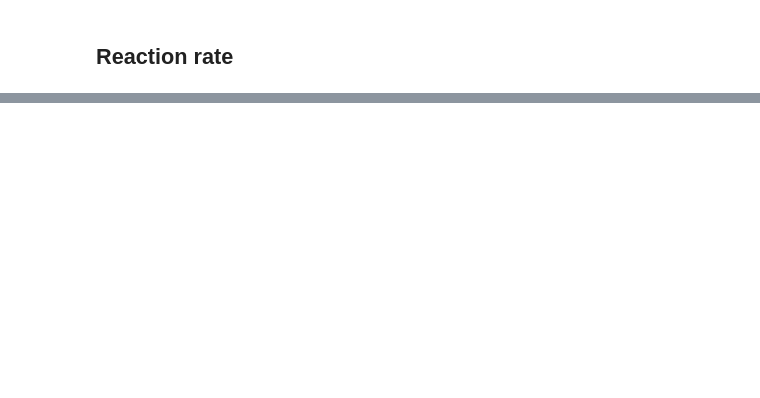
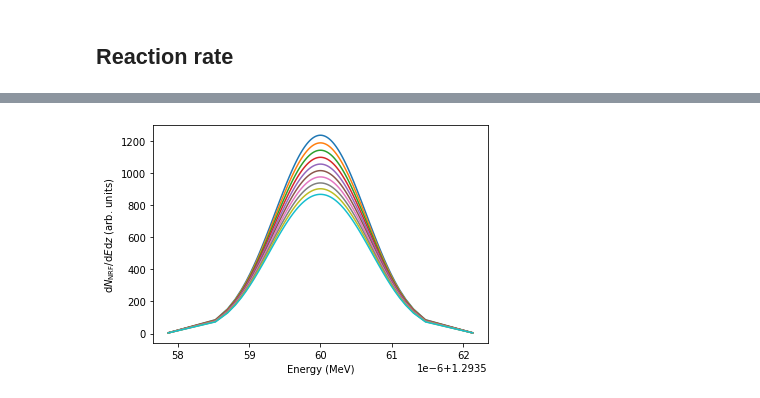
Before and after one commit to u-eff-gee/ries, a Jupyter notebook: notebooks/compound_target.ipynb, the cells around one changed output, grey strips where cells are left out. Drawn from its saved outputs; the diff is of its cells as text; code cells hidden in the pictures; blank space fills up the shorter version.

```diff
--- a/notebooks/compound_target.ipynb
+++ b/notebooks/compound_target.ipynb
@@ -245,6 +245,21 @@ def dalpha_dE_dz(E, z, sigma_nr, sigma_r, abundance=1., dPhi_dE_0=lambda E: 1.):
+# %%
+def alpha(E, rho, sigma_nr, sigma_r, abundance=1.):
+    r"""Energy- and areal-density dependence of the resonance absorption density
+
+    See also `Phi`.
+
+    Returns:
+
+    - float or array_like, resonance absorption density in fm^2.
+    """
+    return abundance*sigma_r(E)*Phi(E, rho, sigma_nr, sigma_r, abundance)
 # %%
-alpha_plot = [dalpha_dE_dz(energy_plot, z, sigma_nr, sigma_116, sn116_enrichment) for z in np.linspace(0., sn116_1_areal_density, 10)]
+alpha_plot = [alpha(energy_plot, z, sigma_nr, sigma_116, sn116_enrichment) for z in np.linspace(0., sn116_I_areal_density, 10)]
 
 fig, ax = plt.subplots(1,1)
-for alpha in alpha_plot:
-    ax.plot(energy_plot, alpha)
+for a in alpha_plot:
+    ax.set_xlabel('Energy (MeV)')
+    ax.set_ylabel(r'$\mathrm{d} N_\mathrm{NRF} / \mathrm{d} E \mathrm{d} z$ (arb. units)')
+    ax.plot(energy_plot, a)
+# %% [output]
+[figure, added]
```
Also changed, not shown: parts of 23 cells of this notebook, 1 other file.
